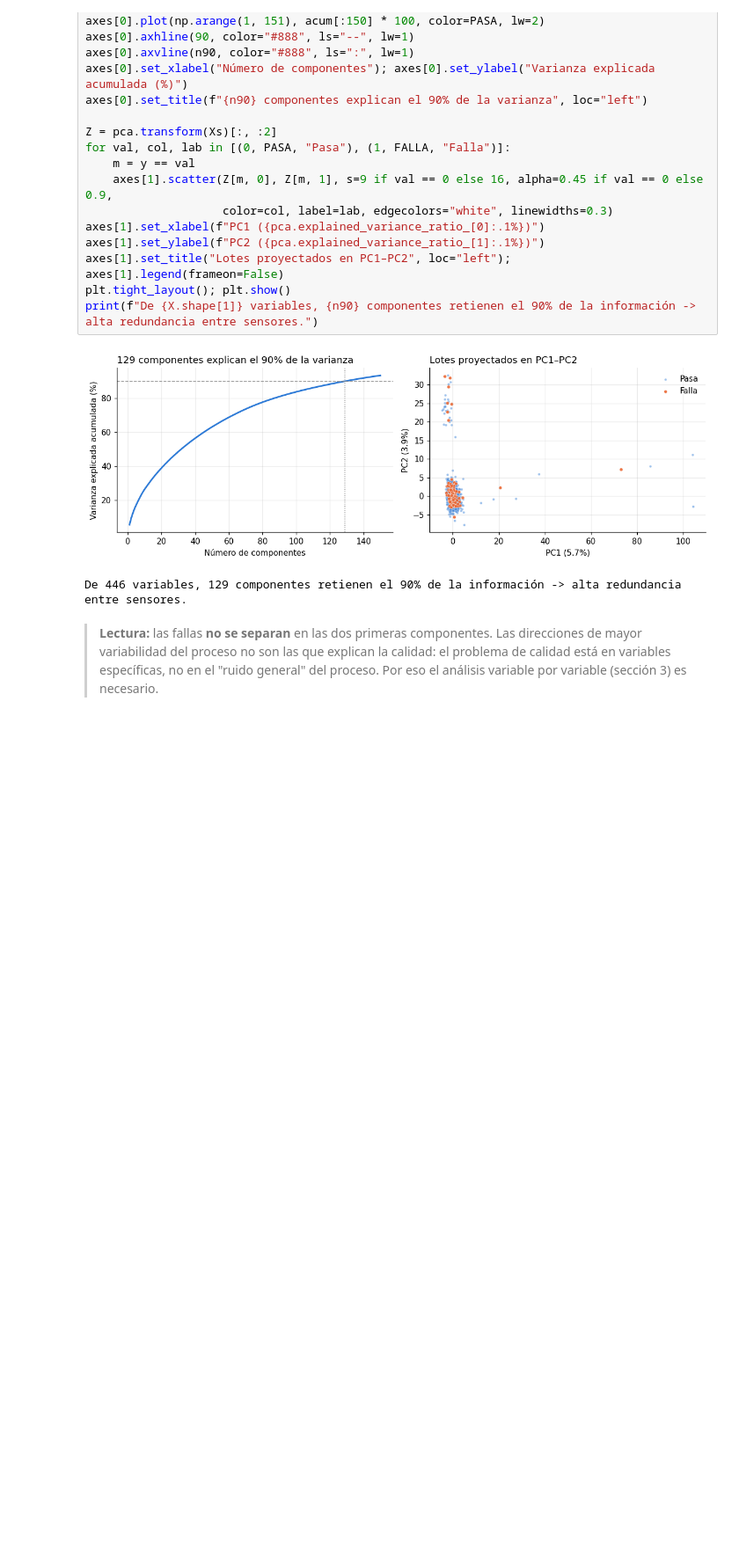
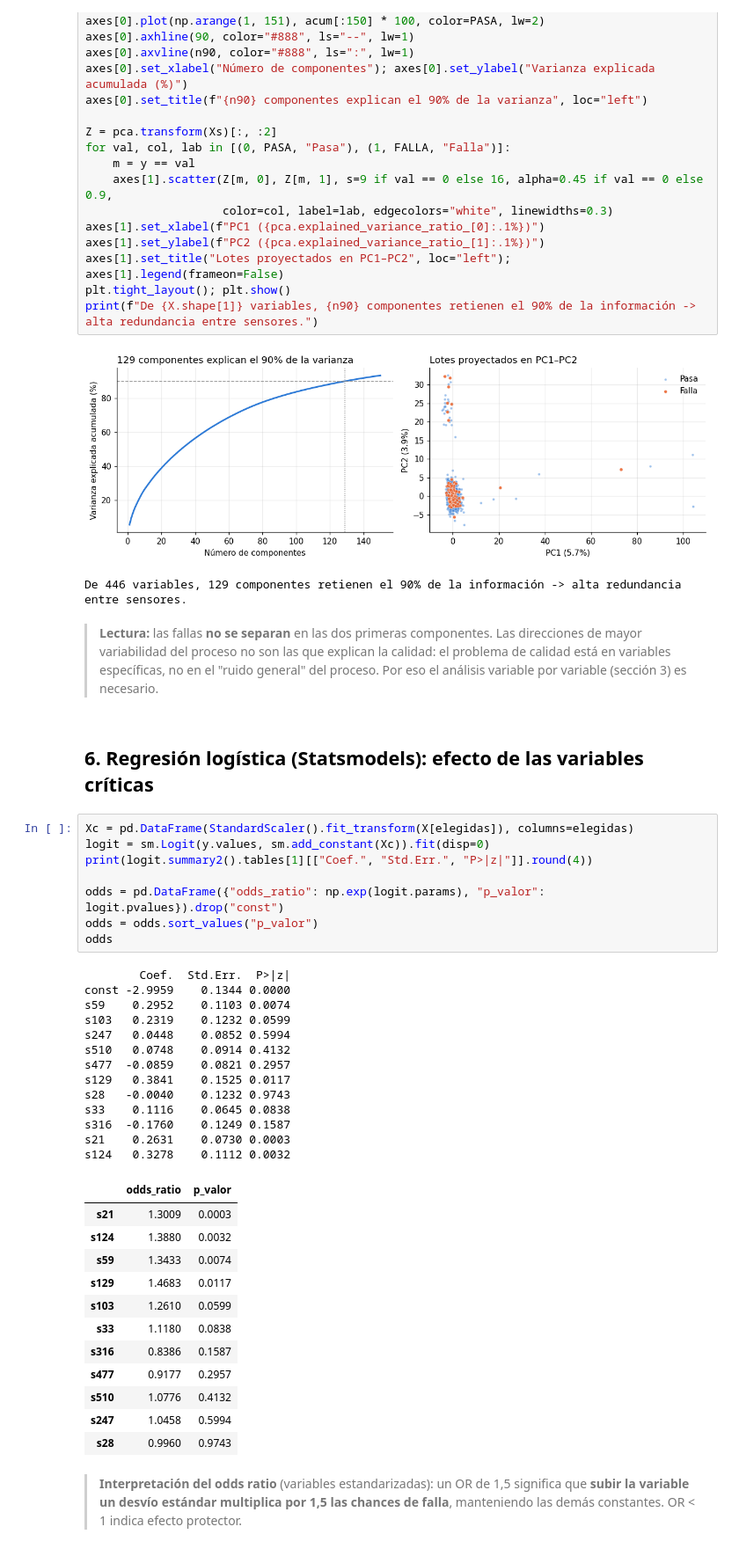
Before and after one commit to SaraGambande/secom-variables-criticas-proceso, a Jupyter notebook: secom_analisis_variables_criticas.ipynb, the cells around one changed output. Shown at 88% size. Saved outputs shown, nothing was run; the diff lists cells and outputs as text; blank space fills up the shorter version.

Commit message:
Regresión logística con Statsmodels e interpretación de odds ratios

```diff
--- a/secom_analisis_variables_criticas.ipynb
+++ b/secom_analisis_variables_criticas.ipynb
@@ -236,3 +236,42 @@ De 446 variables, 129 componentes retienen el 90% de la información -> alta red
 > **Lectura:** las fallas **no se separan** en las dos primeras componentes. Las direcciones de mayor variabilidad del proceso
 > no son las que explican la calidad: el problema de calidad está en variables específicas, no en el "ruido general" del proceso.
 > Por eso el análisis variable por variable (sección 3) es necesario.
+# %% [markdown]
+## 6. Regresión logística (Statsmodels): efecto de las variables críticas
+# %%
+Xc = pd.DataFrame(StandardScaler().fit_transform(X[elegidas]), columns=elegidas)
+logit = sm.Logit(y.values, sm.add_constant(Xc)).fit(disp=0)
+print(logit.summary2().tables[1][["Coef.", "Std.Err.", "P>|z|"]].round(4))
+
+odds = pd.DataFrame({"odds_ratio": np.exp(logit.params), "p_valor": logit.pvalues}).drop("const")
+odds = odds.sort_values("p_valor")
+odds
+# %% [output]
+        Coef.  Std.Err.  P>|z|
+const -2.9959    0.1344 0.0000
+s59    0.2952    0.1103 0.0074
+s103   0.2319    0.1232 0.0599
+s247   0.0448    0.0852 0.5994
+s510   0.0748    0.0914 0.4132
+s477  -0.0859    0.0821 0.2957
+s129   0.3841    0.1525 0.0117
+s28   -0.0040    0.1232 0.9743
+s33    0.1116    0.0645 0.0838
+s316  -0.1760    0.1249 0.1587
+s21    0.2631    0.0730 0.0003
+s124   0.3278    0.1112 0.0032
+|  | odds_ratio | p_valor |
+| s21 | 1.3009 | 0.0003 |
+| s124 | 1.3880 | 0.0032 |
+| s59 | 1.3433 | 0.0074 |
+| s129 | 1.4683 | 0.0117 |
+| s103 | 1.2610 | 0.0599 |
+| s33 | 1.1180 | 0.0838 |
+| s316 | 0.8386 | 0.1587 |
+| s477 | 0.9177 | 0.2957 |
+| s510 | 1.0776 | 0.4132 |
+| s247 | 1.0458 | 0.5994 |
+| s28 | 0.9960 | 0.9743 |
+# %% [markdown]
+> **Interpretación del odds ratio** (variables estandarizadas): un OR de 1,5 significa que **subir la variable un desvío estándar
+> multiplica por 1,5 las chances de falla**, manteniendo las demás constantes. OR < 1 indica efecto protector.
```
